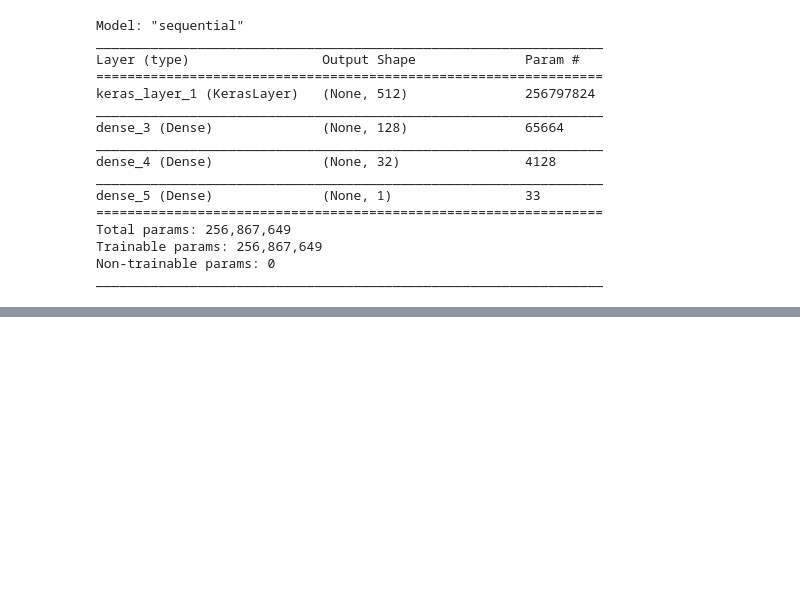
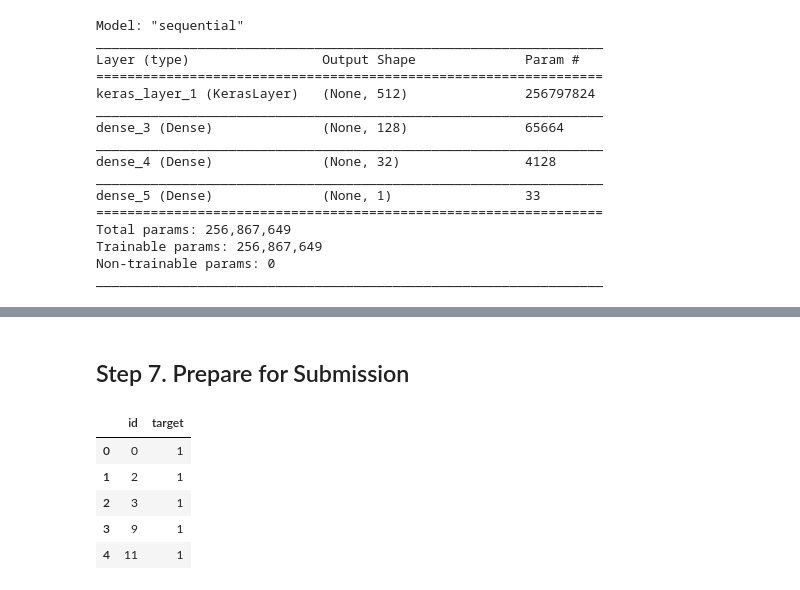
Before and after one commit to sw-song/kaggle-study, a Jupyter notebook: 03_NLP_with_Disaster_Tweets/Clone_TL_using_TFHub.ipynb, the cells around one changed output, grey strips where cells are left out. Saved outputs shown, nothing was run; the diff lists cells and outputs as text; code cells hidden in the pictures; blank space fills up the shorter version.

```diff
--- a/03_NLP_with_Disaster_Tweets/Clone_TL_using_TFHub.ipynb
+++ b/03_NLP_with_Disaster_Tweets/Clone_TL_using_TFHub.ipynb
@@ -408,3 +408,18 @@ Total params: 256,867,649
 Trainable params: 256,867,649
 Non-trainable params: 0
 _________________________________________________________________
+# %%
+# Compile the Model
+model.compile(
+    optimizer = 'adam',
+    loss = 'binary_crossentropy',
+    metrics = ['accuracy']
+)
+# %%
+# Train the Model
+model.fit(
+    X_train,
+    y_train,
+    epochs=1,
+    validation_data = (X_test,y_test)
+)
@@ -410,0 +433,3 @@ _________________________________________________________________
+# %%
+# Predict on Test Set
+pred = model.predict_classes(test['stopwords_cleaned'])
@@ -410,0 +453,15 @@ _________________________________________________________________
+# %% [markdown]
+## Step 7. Prepare for Submission
+# %%
+submission = pd.read_csv('./data/sample_submission.csv')
+submission['target'] = pred
+submission.to_csv('sample_submission_tfmodel.csv', index=False)
+# %%
+submission.head()
+# %% [output]
+|  | id | target |
+| 0 | 0 | 1 |
+| 1 | 2 | 1 |
+| 2 | 3 | 1 |
+| 3 | 9 | 1 |
+| 4 | 11 | 1 |
```
Also changed, not shown: parts of 5 cells of this notebook, 1 other file.
